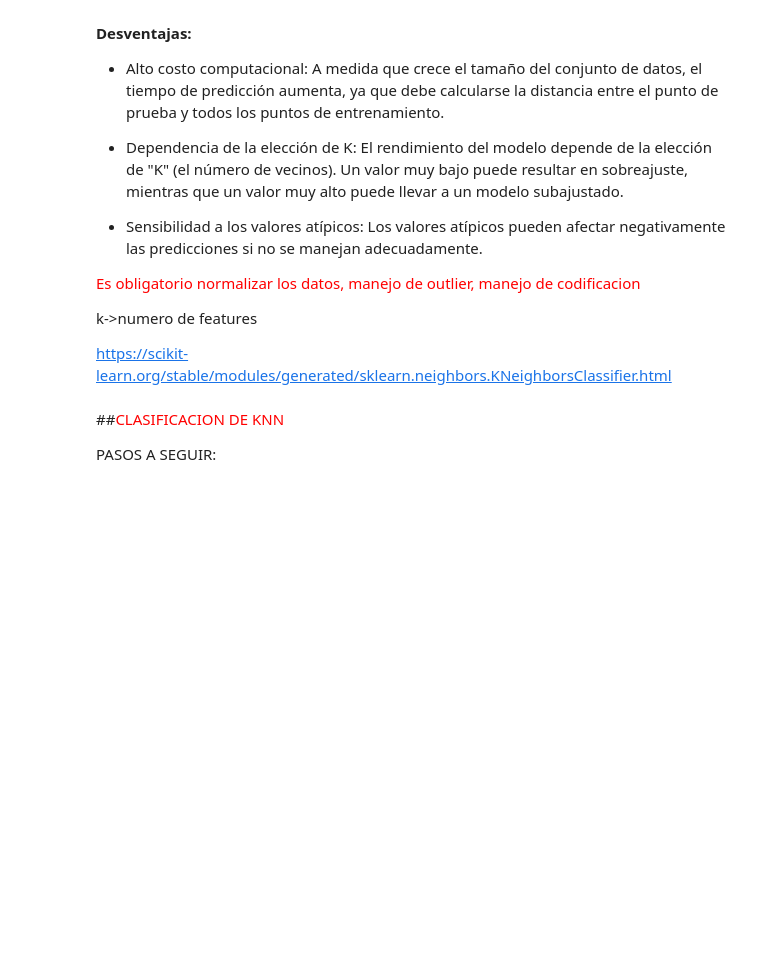
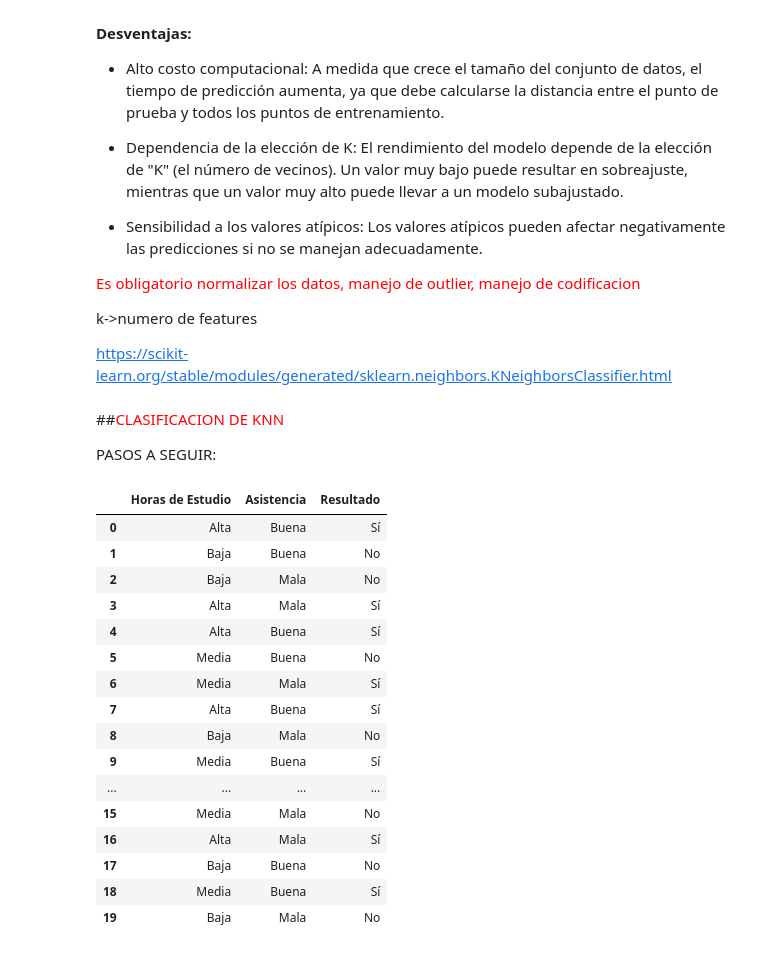
Before and after one commit to mbarragan744/clase-IA, a Jupyter notebook: corte2.ipynb, the cells around one changed output. Drawn from its saved outputs; the diff is of its cells as text; code cells hidden in the pictures; blank space fills up the shorter version.

```diff
--- a/corte2.ipynb
+++ b/corte2.ipynb
@@ -43,3 +43,55 @@ https://scikit-learn.org/stable/modules/generated/sklearn.neighbors.KNeighborsCl
 ##<font color="red">CLASIFICACION DE KNN
 
 PASOS A SEGUIR:
+# %%
+import pandas as pd
+from sklearn.preprocessing import LabelEncoder
+from sklearn.neighbors import KNeighborsClassifier
+from sklearn.model_selection import train_test_split
+from sklearn.metrics import accuracy_score, confusion_matrix, roc_auc_score, roc_curve
+import matplotlib.pyplot as plt
+
+# Crear el conjunto de datos
+data = {
+    "Horas de Estudio": [
+        "Alta", "Baja", "Baja", "Alta", "Alta",
+        "Media", "Media", "Alta", "Baja", "Media",
+        "Alta", "Baja", "Baja", "Media", "Alta",
+        "Media", "Alta", "Baja", "Media", "Baja"
+    ],
+    "Asistencia": [
+        "Buena", "Buena", "Mala", "Mala", "Buena",
+        "Buena", "Mala", "Buena", "Mala", "Buena",
+        "Mala", "Buena", "Mala", "Buena", "Buena",
+        "Mala", "Mala", "Buena", "Buena", "Mala"
+    ],
+    "Resultado": [
+        "Sí", "No", "No", "Sí", "Sí",
+        "No", "Sí", "Sí", "No", "Sí",
+        "No", "No", "Sí", "No", "Sí",
+        "No", "Sí", "No", "Sí", "No"
+    ]
+}
+
+
+df = pd.DataFrame(data)
+
+df
+# %% [output]
+|  | Horas de Estudio | Asistencia | Resultado |
+| 0 | Alta | Buena | Sí |
+| 1 | Baja | Buena | No |
+| 2 | Baja | Mala | No |
+| 3 | Alta | Mala | Sí |
+| 4 | Alta | Buena | Sí |
+| 5 | Media | Buena | No |
+| 6 | Media | Mala | Sí |
+| 7 | Alta | Buena | Sí |
+| 8 | Baja | Mala | No |
+| 9 | Media | Buena | Sí |
+| ... | ... | ... | ... |
+| 15 | Media | Mala | No |
+| 16 | Alta | Mala | Sí |
+| 17 | Baja | Buena | No |
+| 18 | Media | Buena | Sí |
+| 19 | Baja | Mala | No |
```
Also changed, not shown: parts of 12 cells of this notebook.
